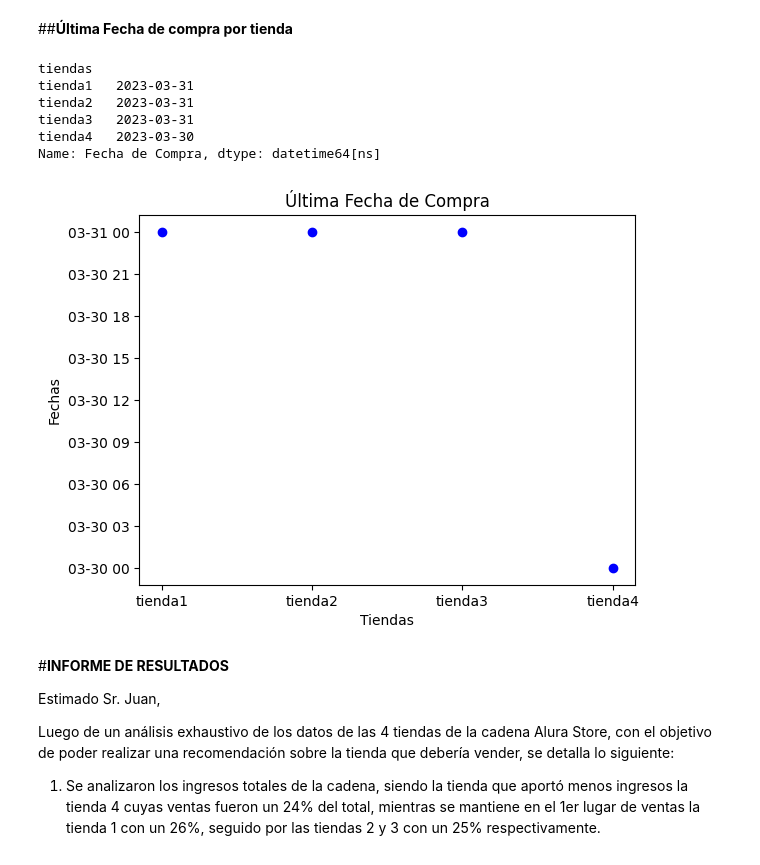
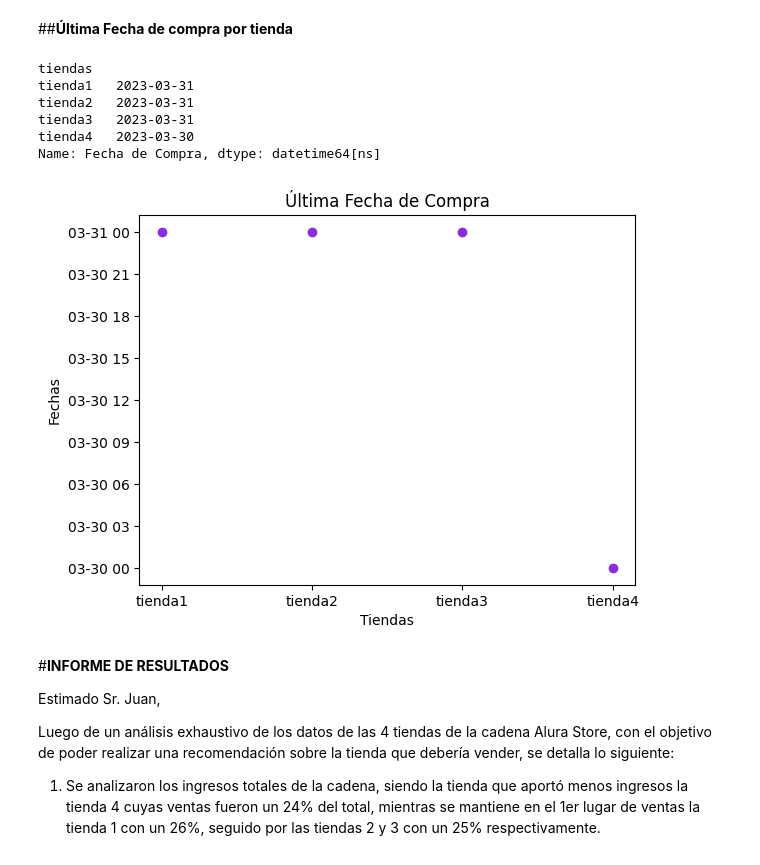
Before and after one commit to Nore-gibhub/Challenge_Alura_Store, a Jupyter notebook: Challenge_Alura_Store.ipynb, the cells around one changed output. Cells and saved outputs as stored; diff of their text form; code cells hidden in the pictures.

```diff
--- a/Challenge_Alura_Store.ipynb
+++ b/Challenge_Alura_Store.ipynb
@@ -239,31 +239,28 @@ plt.show()
 # %%
 df_total['Fecha de Compra'] = pd.to_datetime(df_total['Fecha de Compra'])
 ultima_venta_por_tienda = df_total.groupby('tiendas')['Fecha de Compra'].max()
 print(ultima_venta_por_tienda)
 print(' ')
-#df_ordenado = df_total.sort_values(by='Fecha de Compra',ascending=False)
-#tiendas_ordenadas_unicas = df_ordenado['tiendat'].unique()
-#print(df_ordenado[['tiendat','Fecha de Compra','Producto']].head())
 
 from matplotlib import pyplot as plt
 x = ultima_venta_por_tienda.index
 y = ultima_venta_por_tienda.values
 fig, ax = plt.subplots()
 
-ax.scatter(x, y, color='blue')
+ax.scatter(x, y, color='blueviolet')
 ax.set_xlabel('Tiendas')
 ax.set_ylabel('Fechas')
 plt.title('Última Fecha de Compra')
 
 plt.show()
 # %% [output]
 tiendas
 tienda1   2023-03-31
 tienda2   2023-03-31
 tienda3   2023-03-31
 tienda4   2023-03-30
 Name: Fecha de Compra, dtype: datetime64[ns]
-[figure, old version]
+[figure, new version]
 # %% [markdown]
 #**INFORME DE RESULTADOS**
 
```
Also changed, not shown: parts of 2 cells of this notebook.
